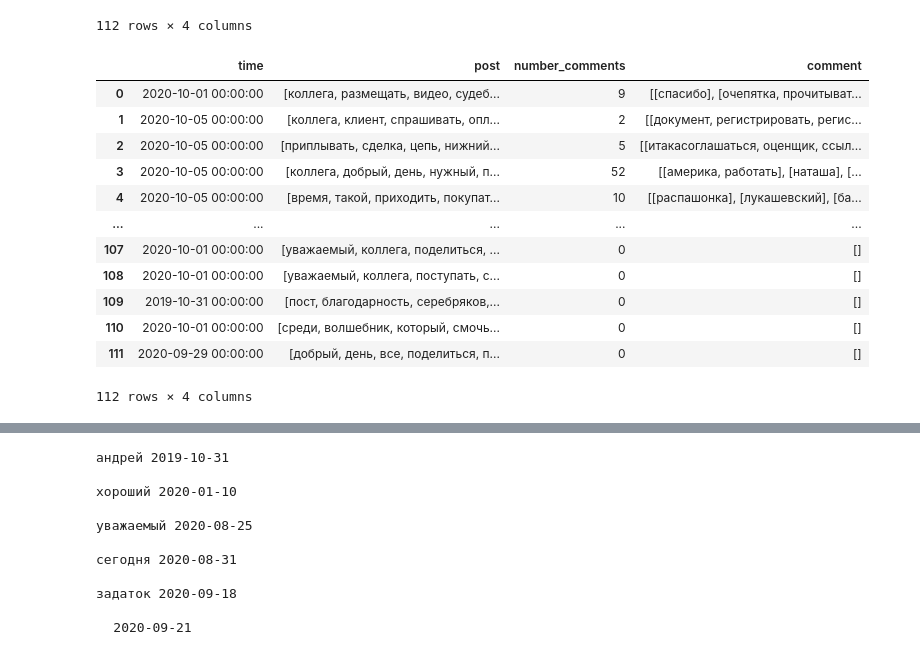
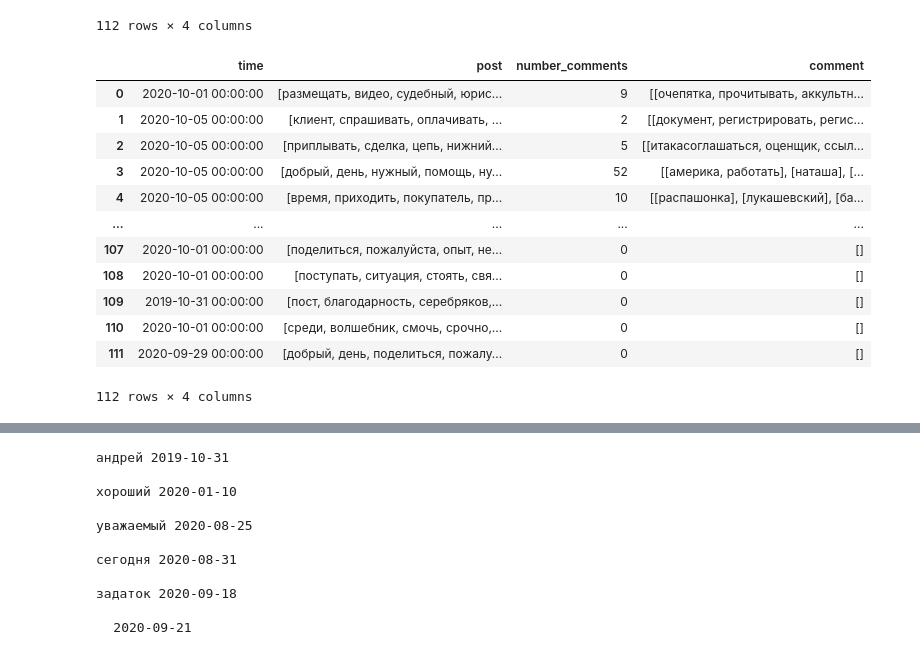
Before and after one commit to VityaVitalich/fb, a Jupyter notebook: NLP_fb.ipynb, the cells around one changed output, grey strips where cells are left out. Drawn from its saved outputs; the diff is of its cells as text; code cells hidden in the pictures.

```diff
--- a/NLP_fb.ipynb
+++ b/NLP_fb.ipynb
@@ -29,7 +29,7 @@ from sklearn.feature_extraction.text import TfidfVectorizer
 from sklearn.feature_extraction.text import CountVectorizer
 noise = stopwords.words('russian') + list(punctuation)
 upnoise = [letter.upper() for letter in noise]
-sum_noise = noise+upnoise+['.','»','«', 'Коллега', "коллега", "это", "который", "свой"]
+sum_noise = noise+upnoise+['.','»','«', 'Коллега', "коллега", "это",'спасибо', 'такой',"уважаемый", "квартира", "который", "свой"]
 # %% [output]
 [nltk_data] Downloading package stopwords to /home/victor/nltk_data...
 [nltk_data]   Package stopwords is already up-to-date!
@@ -62,42 +62,47 @@ def tokeniz(df):
     for i in range(len(df)):
         df["comment"][i] = list(df["comment"][i][2:-2].replace("'", '').split(','))
     tw = TweetTokenizer()
     det = TreebankWordDetokenizer()
     for i in (range(len(df))):
         for j in range(len(df["comment"][i])):
             tokenized_example = (tw.tokenize(df["comment"][i][j]))
             filtered_example = [word for word in tokenized_example if not word in sum_noise]
             df["comment"][i][j] = det.detokenize(filtered_example)
     mystem_analyzer = Mystem(entire_input=False)
     for i in (range(len(df))):
         df["comment"][i] = [mystem_analyzer.lemmatize(w) for w in df["comment"][i]]
         df["comment"][i] = list(filter(None, df["comment"][i]))
+    for i in range(len(df)):
+        for j in range(len(df['comment'][i])):
+            df['comment'][i][j] = [word for word in df['comment'][i][j] if not word in sum_noise]
 
 
     ##########POSTS##############
     for i in (range(len(df))):
             tokenized_example = (tw.tokenize(df["post"][i]))
             filtered_example = [word for word in tokenized_example if not word in sum_noise]
             df["post"][i] = det.detokenize(filtered_example)
     for i in (range(len(df))):
         a = []
         a.append(df['post'][i])
         df["post"][i] = a
     for i in (range(len(df))):
         df["post"][i] = [mystem_analyzer.lemmatize(w) for w in df["post"][i]][0]
+    for i in range(len(df)):
+        df['post'][i] = [word for word in df['post'][i] if not word in sum_noise]
 tokeniz(df)
 df
 # %% [output]
 |  | time | post | number_comments | comment |
-| 0 | 2020-10-01 00:00:00 | [коллега, размещать, видео, судеб... | 9 | [[спасибо], [очепятка, прочитыват... |
-| 1 | 2020-10-05 00:00:00 | [коллега, клиент, спрашивать, опл... | 2 | [[документ, регистрировать, регис... |
+| 0 | 2020-10-01 00:00:00 | [размещать, видео, судебный, юрис... | 9 | [[очепятка, прочитывать, аккультн... |
+| 1 | 2020-10-05 00:00:00 | [клиент, спрашивать, оплачивать, ... | 2 | [[документ, регистрировать, регис... |
 | 2 | 2020-10-05 00:00:00 | [приплывать, сделка, цепь, нижний... | 5 | [[итакасоглашаться, оценщик, ссыл... |
-| 3 | 2020-10-05 00:00:00 | [коллега, добрый, день, нужный, п... | 52 | [[америка, работать], [наташа], [... |
-| 4 | 2020-10-05 00:00:00 | [время, такой, приходить, покупат... | 10 | [[распашонка], [лукашевский], [ба... |
+| 3 | 2020-10-05 00:00:00 | [добрый, день, нужный, помощь, ну... | 52 | [[америка, работать], [наташа], [... |
+| 4 | 2020-10-05 00:00:00 | [время, приходить, покупатель, пр... | 10 | [[распашонка], [лукашевский], [ба... |
 | ... | ... | ... | ... | ... |
-| 107 | 2020-10-01 00:00:00 | [уважаемый, коллега, поделиться, ... | 0 | [] |
-| 108 | 2020-10-01 00:00:00 | [уважаемый, коллега, поступать, с... | 0 | [] |
+| 107 | 2020-10-01 00:00:00 | [поделиться, пожалуйста, опыт, не... | 0 | [] |
+| 108 | 2020-10-01 00:00:00 | [поступать, ситуация, стоять, свя... | 0 | [] |
 | 109 | 2019-10-31 00:00:00 | [пост, благодарность, серебряков,... | 0 | [] |
-| 110 | 2020-10-01 00:00:00 | [среди, волшебник, который, смочь... | 0 | [] |
-| 111 | 2020-09-29 00:00:00 | [добрый, день, все, поделиться, п... | 0 | [] |
+| 110 | 2020-10-01 00:00:00 | [среди, волшебник, смочь, срочно,... | 0 | [] |
+| 111 | 2020-09-29 00:00:00 | [добрый, день, поделиться, пожалу... | 0 | [] |
 112 rows × 4 columns
```
Also changed, not shown: parts of 27 cells of this notebook.
